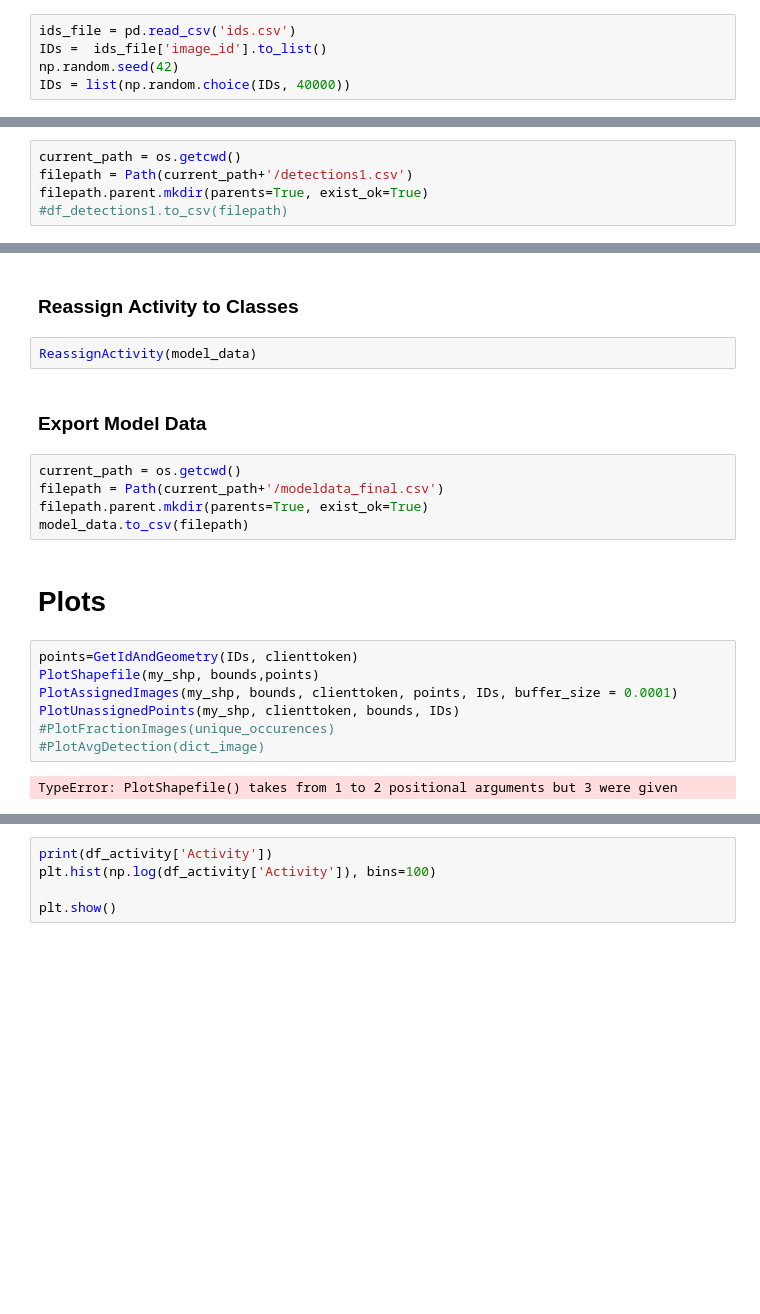
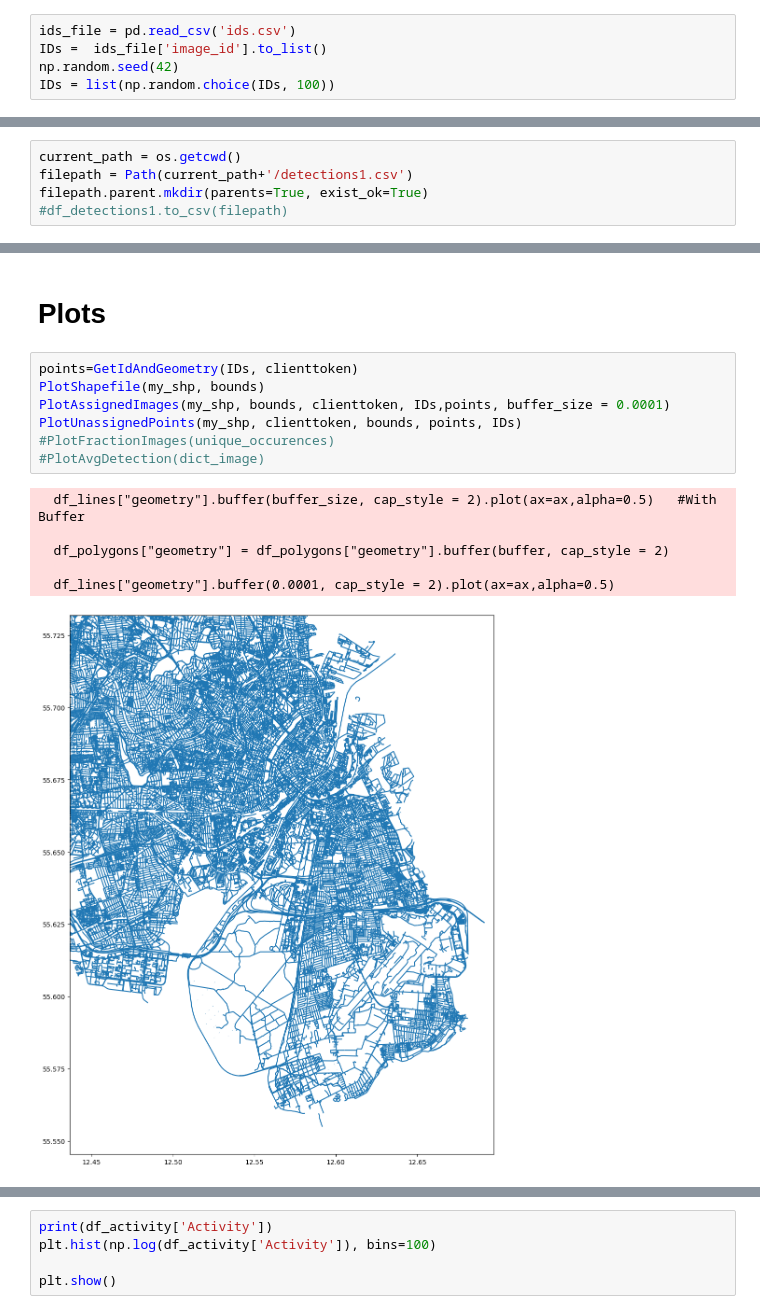
Before and after one commit to eliot75/FagproWalkability-, a Jupyter notebook: Dataframe_creation_plots.ipynb, the cells around one changed output, grey strips where cells are left out. Saved outputs shown, nothing was run; the diff lists cells and outputs as text; blank space fills up the shorter version.

```diff
--- a/Dataframe_creation_plots.ipynb
+++ b/Dataframe_creation_plots.ipynb
@@ -17,5 +17,5 @@ my_shp = gpd.read_file(my_shapefile_path)
 ids_file = pd.read_csv('ids.csv')
 IDs =  ids_file['image_id'].to_list()
 np.random.seed(42)
-IDs = list(np.random.choice(IDs, 40000))
+IDs = list(np.random.choice(IDs, 100))
 # %%
@@ -45,22 +38,16 @@ model_data = DFTransform(df_detections1, pip, df_activity, dict_image, threshold
-# %% [markdown]
-### Reassign Activity to Classes
-# %%
-ReassignActivity(model_data)
-# %% [markdown]
-### Export Model Data
-# %%
-current_path = os.getcwd()
-filepath = Path(current_path+'/modeldata_final.csv')
-filepath.parent.mkdir(parents=True, exist_ok=True)
-model_data.to_csv(filepath)
 # %% [markdown]
 # Plots
 # %%
 points=GetIdAndGeometry(IDs, clienttoken)
-PlotShapefile(my_shp, bounds,points)
-PlotAssignedImages(my_shp, bounds, clienttoken, points, IDs, buffer_size = 0.0001)
-PlotUnassignedPoints(my_shp, clienttoken, bounds, IDs)
+PlotShapefile(my_shp, bounds)
+PlotAssignedImages(my_shp, bounds, clienttoken, IDs,points, buffer_size = 0.0001)
+PlotUnassignedPoints(my_shp, clienttoken, bounds, points, IDs)
 #PlotFractionImages(unique_occurences)
 #PlotAvgDetection(dict_image)
 # %% [output]
-TypeError: PlotShapefile() takes from 1 to 2 positional arguments but 3 were given
+  df_lines["geometry"].buffer(buffer_size, cap_style = 2).plot(ax=ax,alpha=0.5)   #With Buffer
+
+  df_polygons["geometry"] = df_polygons["geometry"].buffer(buffer, cap_style = 2)
+
+  df_lines["geometry"].buffer(0.0001, cap_style = 2).plot(ax=ax,alpha=0.5)
+[figure, added]
```
Also changed, not shown: parts of 4 cells of this notebook, 3 other files.
